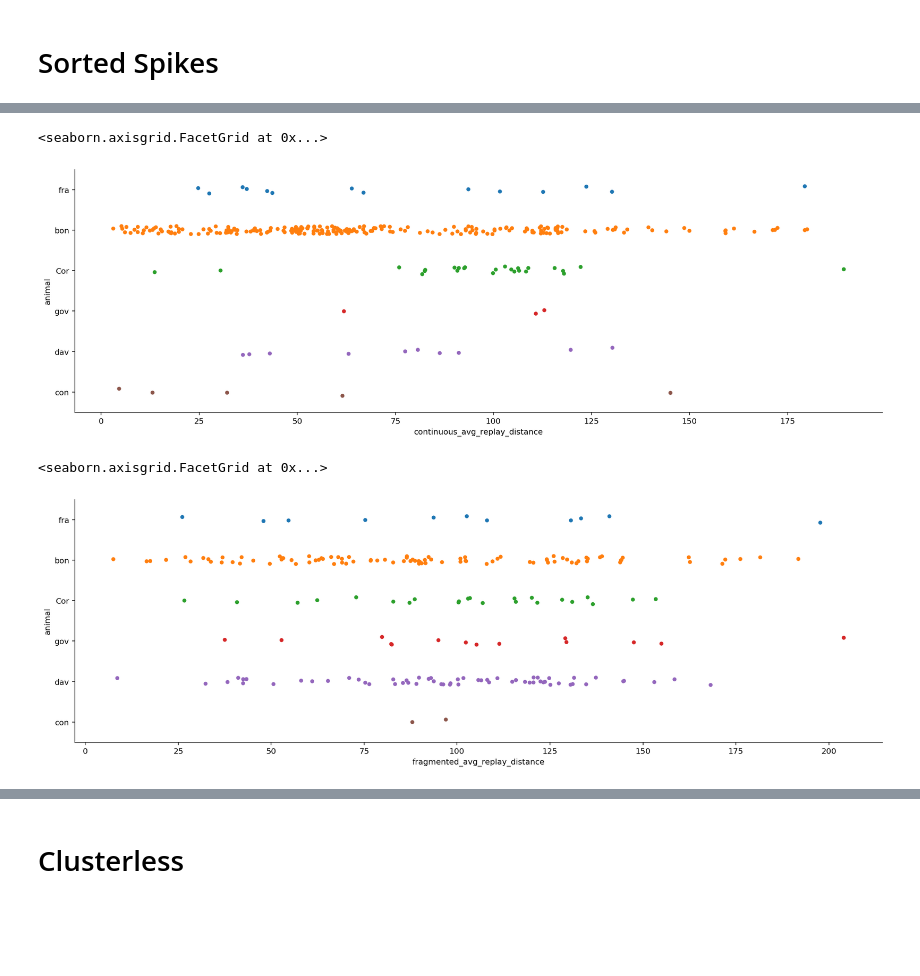
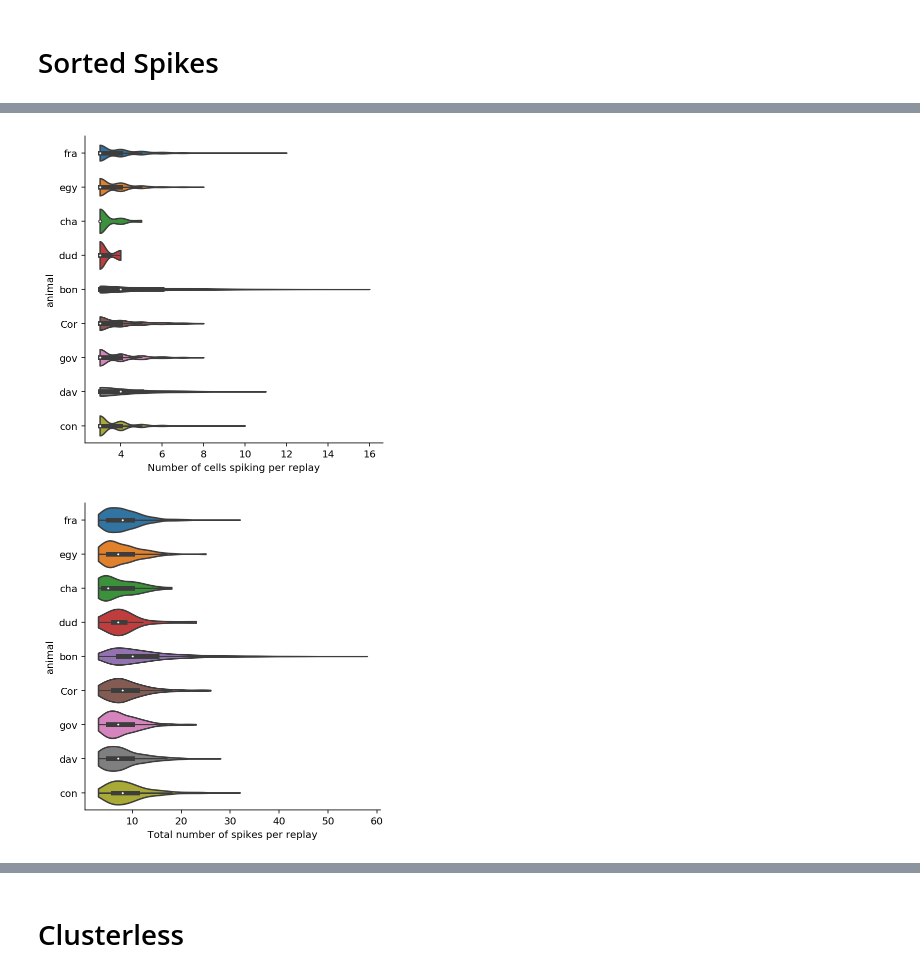
Before and after one commit to Eden-Kramer-Lab/replay_trajectory_paper, a Jupyter notebook: notebooks/Analyze_Replay.ipynb, the cells around one changed output, grey strips where cells are left out. Saved outputs shown, nothing was run; the diff lists cells and outputs as text; code cells hidden in the pictures; blank space fills up the shorter version.

```diff
--- a/notebooks/Analyze_Replay.ipynb
+++ b/notebooks/Analyze_Replay.ipynb
@@ -22,14 +22,14 @@ from src.parameters import PROCESSED_DATA_DIR, STATE_COLORS
 from src.visualization import (plot_category_counts, plot_category_duration)
 
 data_type, dim = 'sorted_spikes', '1D'
-n_unique_spiking = 5
+n_unique_spiking = 3
 
 def add_animal_info(file_path, replay_info):
     animal, day, epoch = file_path.split('/')[-1].split('_')[:3]
     day, epoch = int(day), int(epoch)
     replay_info['animal'] = animal
-    replay_info['day'] = animal
-    replay_info['epoch'] = animal
+    replay_info['day'] = day
+    replay_info['epoch'] = epoch
 
     return replay_info
 
@@ -144,10 +193,10 @@ sns.catplot(x='hover_avg_replay_distance', y='animal', data=replay_info.reset_in
 # %%
-sns.catplot(x='continuous_avg_replay_distance', y='animal', data=replay_info.reset_index(), kind="strip", jitter=True, aspect=3)
+sns.catplot(x='n_unique_spiking', y='animal', data=replay_info.reset_index(), kind="violin", jitter=True, aspect=1, cut=0)
+plt.xlabel('Number of cells spiking per replay');
 # %% [output]
-<seaborn.axisgrid.FacetGrid at 0x...>
-[figure, old version]
+[figure, new version]
 # %%
-sns.catplot(x='fragmented_avg_replay_distance', y='animal', data=replay_info.reset_index(), kind="strip", jitter=True, aspect=3)
+sns.catplot(x='n_total_spikes', y='animal', data=replay_info.reset_index(), kind="violin", aspect=1, cut=0)
+plt.xlabel('Total number of spikes per replay');
 # %% [output]
-<seaborn.axisgrid.FacetGrid at 0x...>
-[figure, old version]
+[figure, new version]
```
Also changed, not shown: parts of 45 cells of this notebook.
